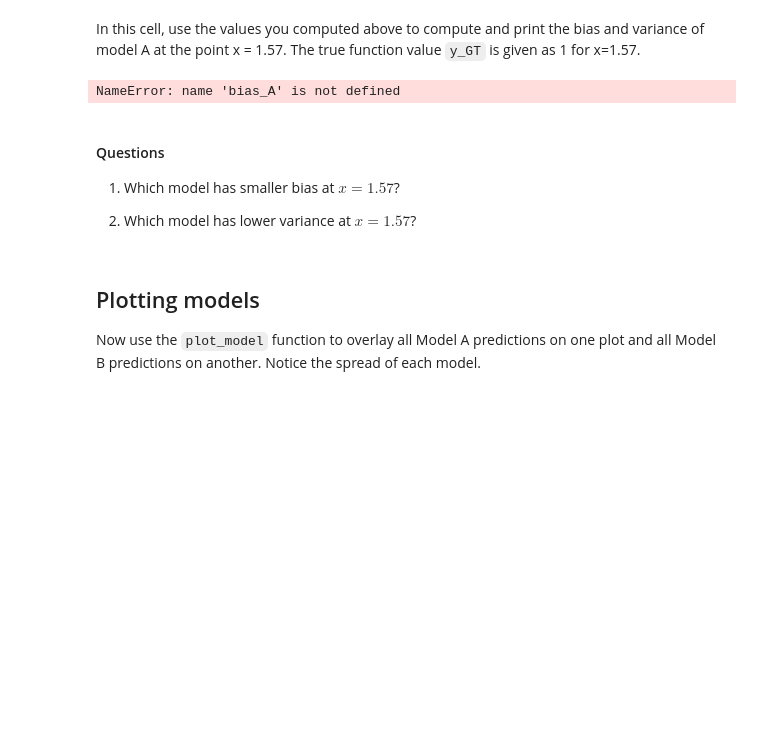
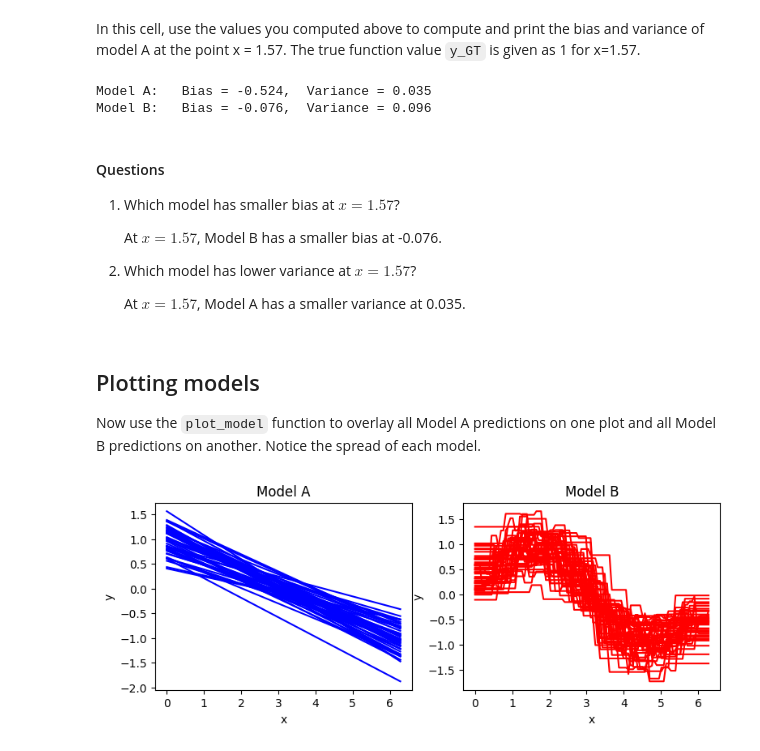
Before and after one commit to ryanwu0521/24-787-AIML, a Jupyter notebook: HW10/M10-L1-P1.ipynb, the cells around one changed output. Drawn from its saved outputs; the diff is of its cells as text; code cells hidden in the pictures; blank space fills up the shorter version.

```diff
--- a/HW10/M10-L1-P1.ipynb
+++ b/HW10/M10-L1-P1.ipynb
@@ -51,3 +49,14 @@ First, train 50 instances of model A and 50 instances of model B. Store all 100
+# %%
+# YOUR CODE GOES HERE
+# train 50 instances of modelA and modelB
+
+modelA_list = []
+modelB_list = []
+
+for i in range(50):
+    modelA, modelB, x, y = train_models()
+    modelA_list.append(modelA)
+    modelB_list.append(modelB)
 # %% [markdown]
 ## Bias and Variance
 
@@ -59,3 +64,14 @@ x = 1.57
+# %%
+x = 1.57
+
+# YOUR CODE GOES HERE
+# evaluate the models at x = 1.57
+modelA_values = []
+modelB_values = []
+
+for i in range(50):
+    modelA_values.append(eval_model_at_point(modelA_list[i], x))
+    modelB_values.append(eval_model_at_point(modelB_list[i], x))
 # %% [markdown]
 
 In this cell, use the values you computed above to compute and print the bias and variance of model A at the point x = 1.57. The true function value `y_GT` is given as 1 for x=1.57.
@@ -63,30 +79,47 @@ In this cell, use the values you computed above to compute and print the bias an
 yGT = 1
 
 # YOUR CODE GOES HERE
+# calculate the bias and variance of modelA and modelB
+bias_A = np.mean(np.array(modelA_values)) - yGT
+bias_B = np.mean(np.array(modelB_values)) - yGT
+
+var_A = np.var(np.array(modelA_values))
+var_B = np.var(np.array(modelB_values))
 
 print(f"Model A:   Bias = {bias_A:.3f},  Variance = {var_A:.3f}")
 print(f"Model B:   Bias = {bias_B:.3f},  Variance = {var_B:.3f}")
 # %% [output]
-NameError: name 'bias_A' is not defined
+Model A:   Bias = -0.524,  Variance = 0.035
+Model B:   Bias = -0.076,  Variance = 0.096
 # %% [markdown]
 #### Questions
 1. Which model has smaller bias at $x = 1.57$?
 
+    At $x = 1.57$, Model B has a smaller bias at -0.076.
+
 
 2. Which model has lower variance at $x = 1.57$?
+
+    At $x = 1.57$, Model A has a smaller variance at 0.035.
 # %% [markdown]
 ## Plotting models
 Now use the `plot_model` function to overlay all Model A predictions on one plot and all Model B predictions on another. Notice the spread of each model.
 # %%
 plt.figure(figsize=(9,3))
 
 plt.subplot(1,2,1)
 plt.title("Model A")
 # YOUR CODE GOES HERE
+for i in range(50):
+    plot_model(modelA_list[i], "blue")
 
 
 plt.subplot(1,2,2)
 plt.title("Model B")
 # YOUR CODE GOES HERE
+for i in range(50):
+    plot_model(modelB_list[i], "red")
 
 plt.show()
+# %% [output]
+[figure, added]
```
Also changed, not shown: parts of 3 cells of this notebook, 2 other files.
